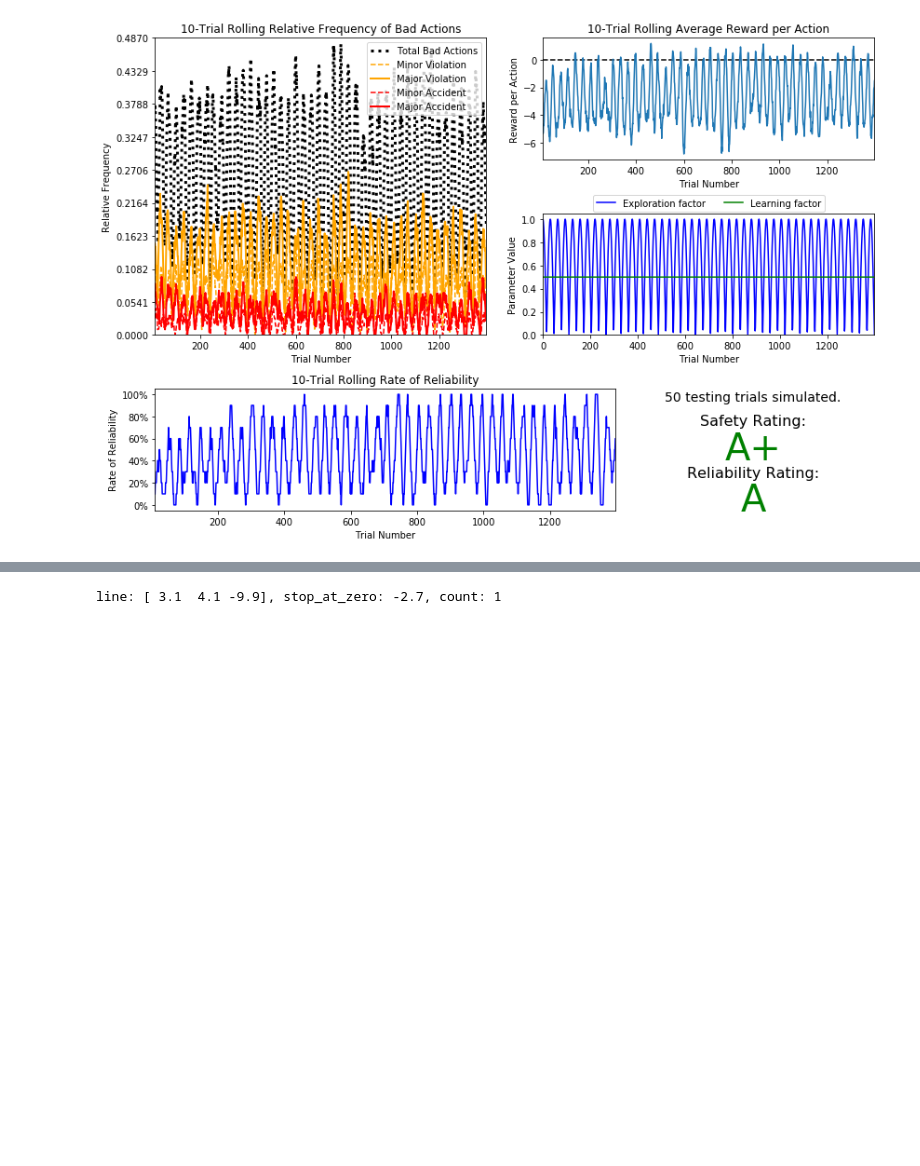
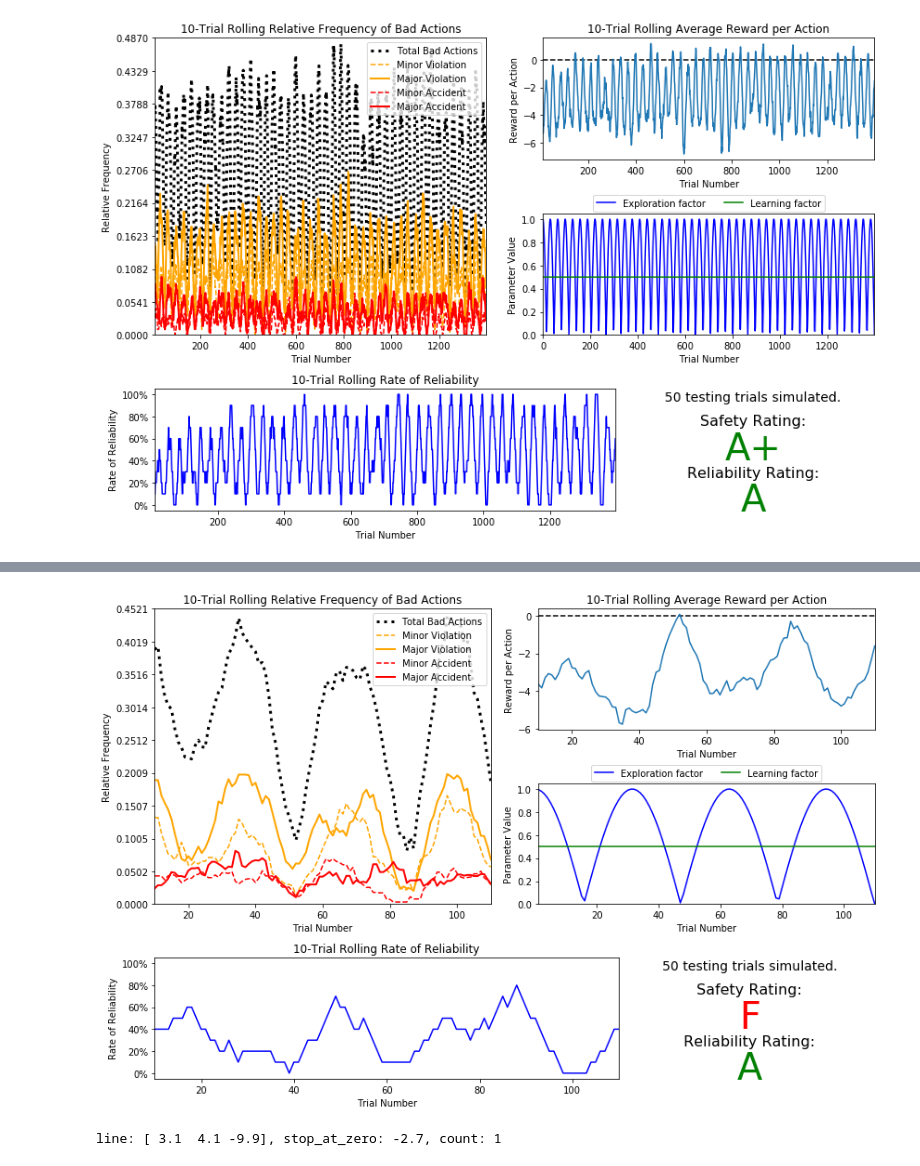
Before and after one commit to Div1norum/machine-learning, a Jupyter notebook: projects/smartcab/smartcab.ipynb, the cells around one changed output, grey strips where cells are left out. Saved outputs shown, nothing was run; the diff lists cells and outputs as text; code cells hidden in the pictures; blank space fills up the shorter version.

```diff
--- a/projects/smartcab/smartcab.ipynb
+++ b/projects/smartcab/smartcab.ipynb
@@ -277,3 +281,7 @@ vs.plot_trials('sim_improved-learning.csv')
+# %%
+vs.plot_trials('sim_improved-learning.csv')
+# %% [output]
+[figure, added]
 # %%
 import numpy as np
 line = np.array([3, 4, -10])
```
Also changed, not shown: parts of 1 cell of this notebook, 3 other files.
